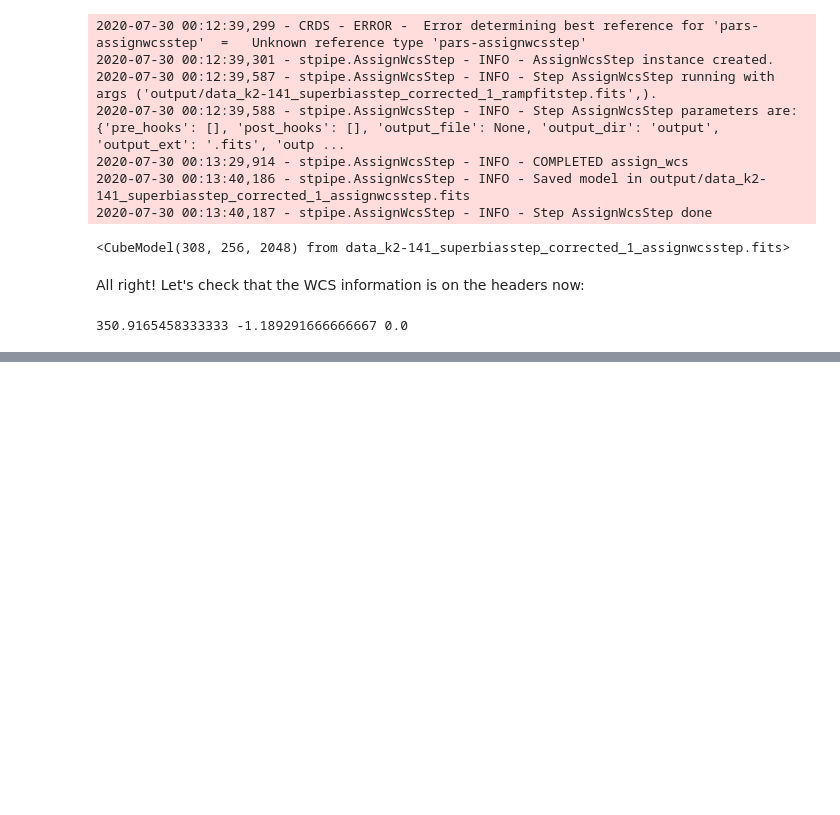
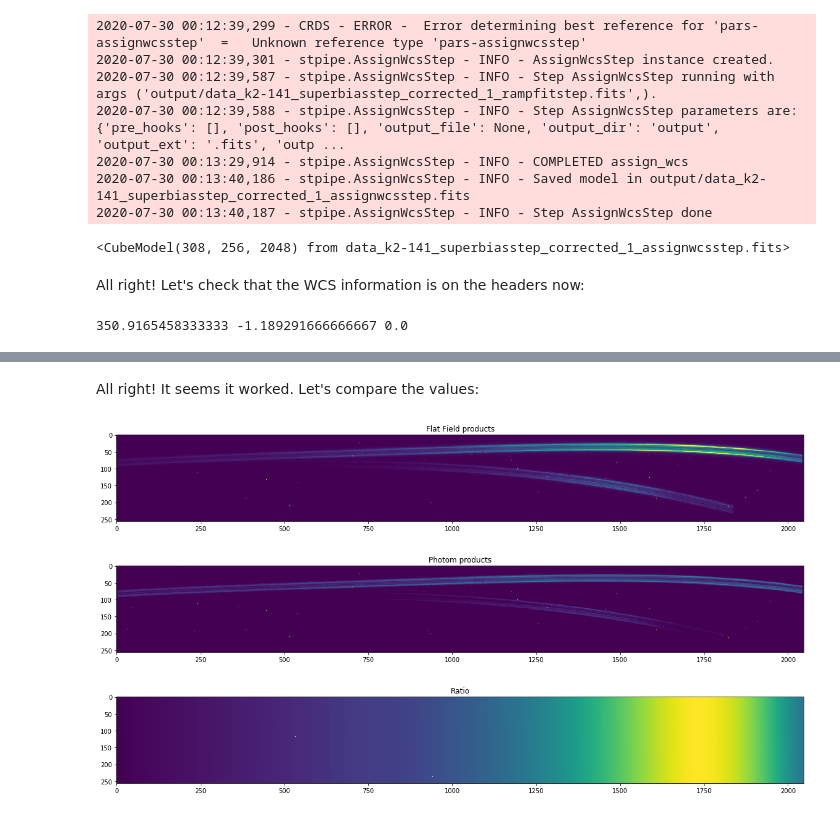
Before and after one commit to nespinoza/jwst_pipeline_testing, a Jupyter notebook: Stage 2 testing - NIRISS SOSS.ipynb, the cells around one changed output, grey strips where cells are left out. Cells and saved outputs as stored; diff of their text form; code cells hidden in the pictures; blank space fills up the shorter version.

```diff
--- a/Stage 2 testing - NIRISS SOSS.ipynb
+++ b/Stage 2 testing - NIRISS SOSS.ipynb
@@ -63,0 +269,23 @@ print(ra,dec,wavelength)
+# %% [markdown]
+All right! It seems it worked. Let's compare the values:
+# %%
+hdul_photom = fits.open('output/data_k2-141_superbiasstep_corrected_1_photomstep.fits')
+# %%
+plt.figure(figsize=(20,10))
+plt.title('Flat Field products')
+im = plt.imshow(hdul_flat['SCI'].data[0,:,:])
+im.set_clim(0,1000)
+
+plt.figure(figsize=(20,10))
+plt.title('Photom products')
+im = plt.imshow(hdul_photom['SCI'].data[0,:,:])
+im.set_clim(1e-8,3e-7)
+
+plt.figure(figsize=(20,10))
+plt.title('Ratio')
+im = plt.imshow(hdul_flat['SCI'].data[0,:,:]/hdul_photom['SCI'].data[0,:,:])
+#im.set_clim(-100,100)
+# %% [output]
+[figure, added]
+[figure, added]
+[figure, added]
```
Also changed, not shown: parts of 28 cells of this notebook.
